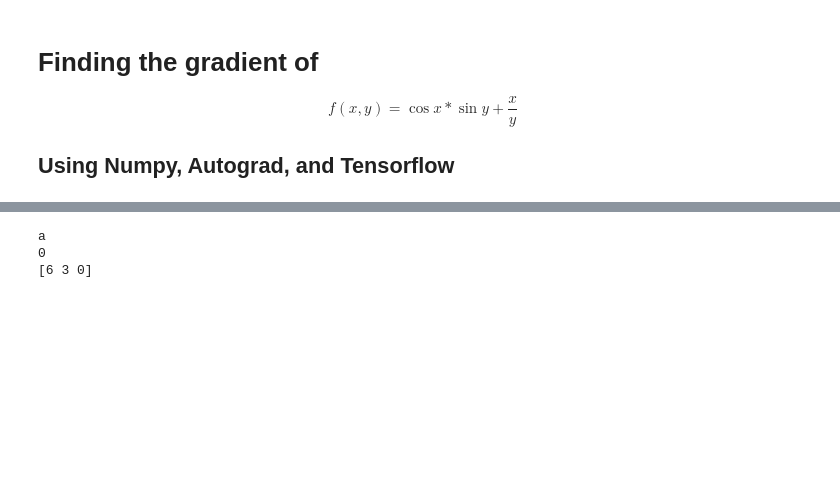
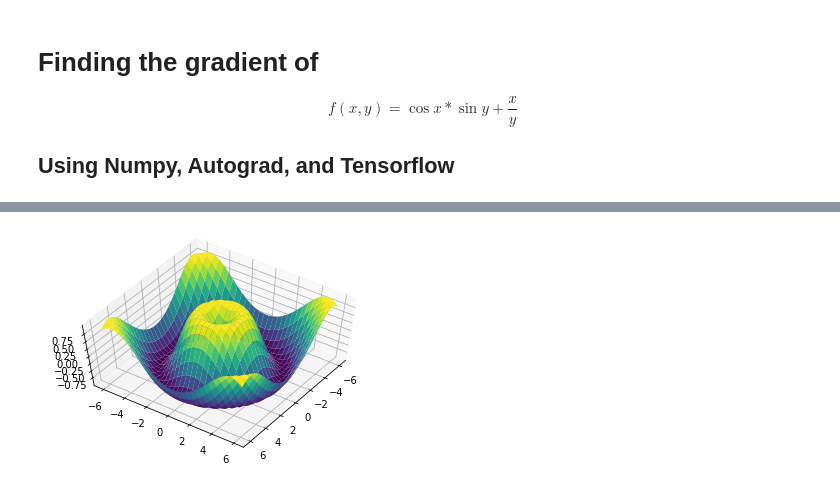
Before and after one commit to dantuluri/dmad, a Jupyter notebook: gradient.ipynb, the cells around one changed output, grey strips where cells are left out. Cells and saved outputs as stored; diff of their text form; code cells hidden in the pictures; blank space fills up the shorter version.

```diff
--- a/gradient.ipynb
+++ b/gradient.ipynb
@@ -10,26 +55,32 @@ import numpy as np
+# %%
+ax.view_init(60, 35)
+fig
+# %% [output]
+[figure, added]
 # %%
-# Backprop example
+# Computing gradients with some Numpy
 
-# Compute f(x,y,z) = (2*x+y)*z
-x = input()
-y = input()
+# Method 1: Using Partial Derivatives
 
+# def f(x, y):
+#     return np.cos(x)*np.sin(y)+(x/y)
 
-# Forward pass
-q = 2*x + y   # Node 1
-f = q*z        # Node 2
+# # Compute f(x,y) = cos(x)*sin(x)+(x/y)
+# x = input()
+# y = input()
 
-# Backward pass
-df_dq = z          # Node 2 input
-df_dz = q          # Node 2 input
-df_dx = 2 * df_dq  # Node 1 input
-df_dy = 1 * df_dq  # Node 1 input
+# # Forward pass
+# w5 = np.cos(x)*np.sin(y)+(x/y) # Node 1
+# w6 = (x/y)                     # Node 2
 
-grad = np.array([df_dx, df_dy, df_dz])
+# # Backward pass
+# dw7_d
+# df_dq = z          # Node 2 input
+# df_dz = q          # Node 2 input
+# df_dx = 2 * df_dq  # Node 1 input
+# df_dy = 1 * df_dq  # Node 1 input
 
-print (f)
-print (grad)
+# grad = np.array([df_dx, df_dy, df_dz])
+
+# print f
+# print grad
-# %% [output]
-a
-0
-[6 3 0]
```
Also changed, not shown: parts of 3 cells of this notebook, 18 other files.
